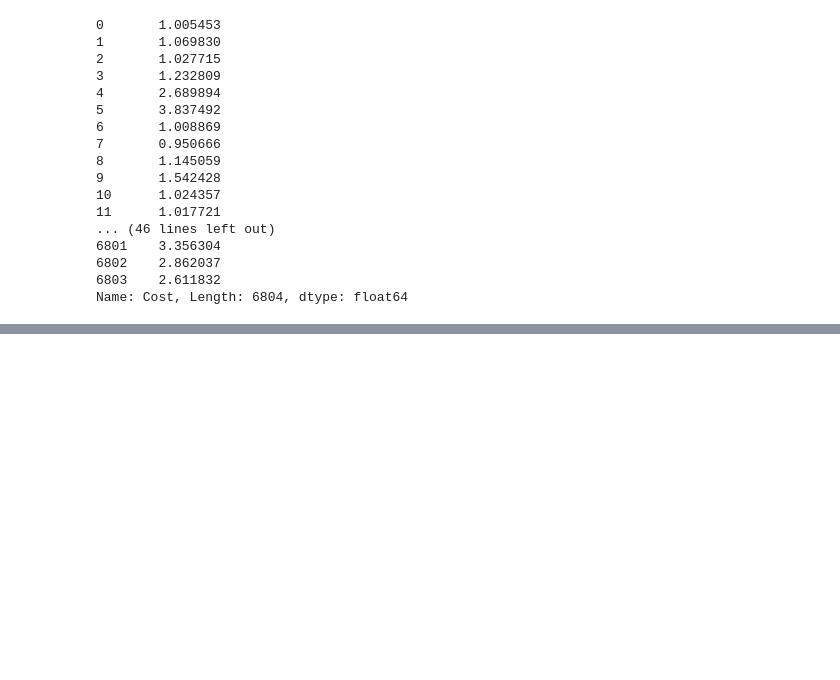
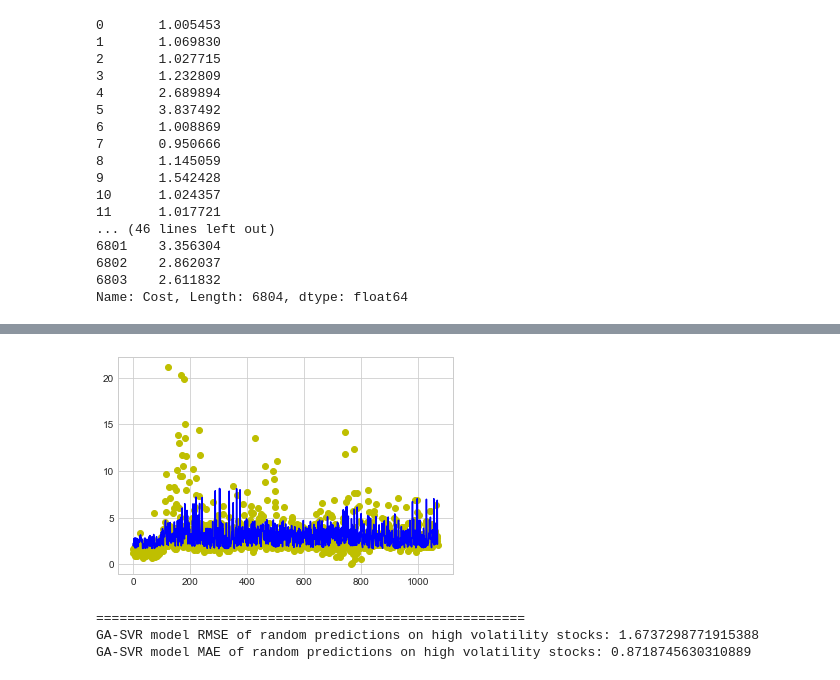
Before and after one commit to peemcwp/market_impact_prediction, a Jupyter notebook: Senior_Project_Modeling.ipynb, the cells around one changed output, grey strips where cells are left out. Drawn from its saved outputs; the diff is of its cells as text; code cells hidden in the pictures; blank space fills up the shorter version.

```diff
--- a/Senior_Project_Modeling.ipynb
+++ b/Senior_Project_Modeling.ipynb
@@ -956,0 +530,34 @@ from lmfit import Model
+# %%
+from sklearn.svm import SVR
+from sklearn.metrics import mean_squared_error, mean_absolute_error
+
+def SVR_score_high(X_train, X_test, y_train, y_test):
+    model = SVR(C=177.82794100389228, kernel="rbf", epsilon=1.0)
+    model.fit(X_train, y_train)
+    preds = model.predict(X_test)
+    return [mean_squared_error(y_test, preds), mean_absolute_error(y_test, preds)]
+# %%
+import matplotlib.pyplot as plt
+
+model_SVR = SVR(C=177.82794100389228, epsilon=1.0, kernel="rbf")
+model_SVR.fit(X_train_high, y_train_high)
+preds = model_SVR.predict(X_test_high)
+
+test_val = y_test_high
+preds_val = preds
+ar = np.arange(len(y_test_high))
+plt.plot(ar, np.zeros_like(ar) + test_val, 'o', c='y', label='Test data')
+plt.plot(ar, np.zeros_like(ar) + preds_val, c='b', label='Predict data (SVR)')
+GA_SVR_MSE_high = SVR_score_high(X_train_high, X_test_high, y_train_high, y_test_high)[0]
+GA_SVR_MAE_high = SVR_score_high(X_train_high, X_test_high, y_train_high, y_test_high)[1]
+
+plt.plot()
+plt.show()
+print("=======================================================")
+print("GA-SVR model RMSE of random predictions on high volatility stocks: {}".format(GA_SVR_MSE_high**(1/2)))
+print("GA-SVR model MAE of random predictions on high volatility stocks: {}".format(GA_SVR_MAE_high))
+# %% [output]
+[figure, added]
+=======================================================
+GA-SVR model RMSE of random predictions on high volatility stocks: 1.6737298771915388
+GA-SVR model MAE of random predictions on high volatility stocks: 0.8718745630310889
```
Also changed, not shown: parts of 86 cells of this notebook, 20 other files.
